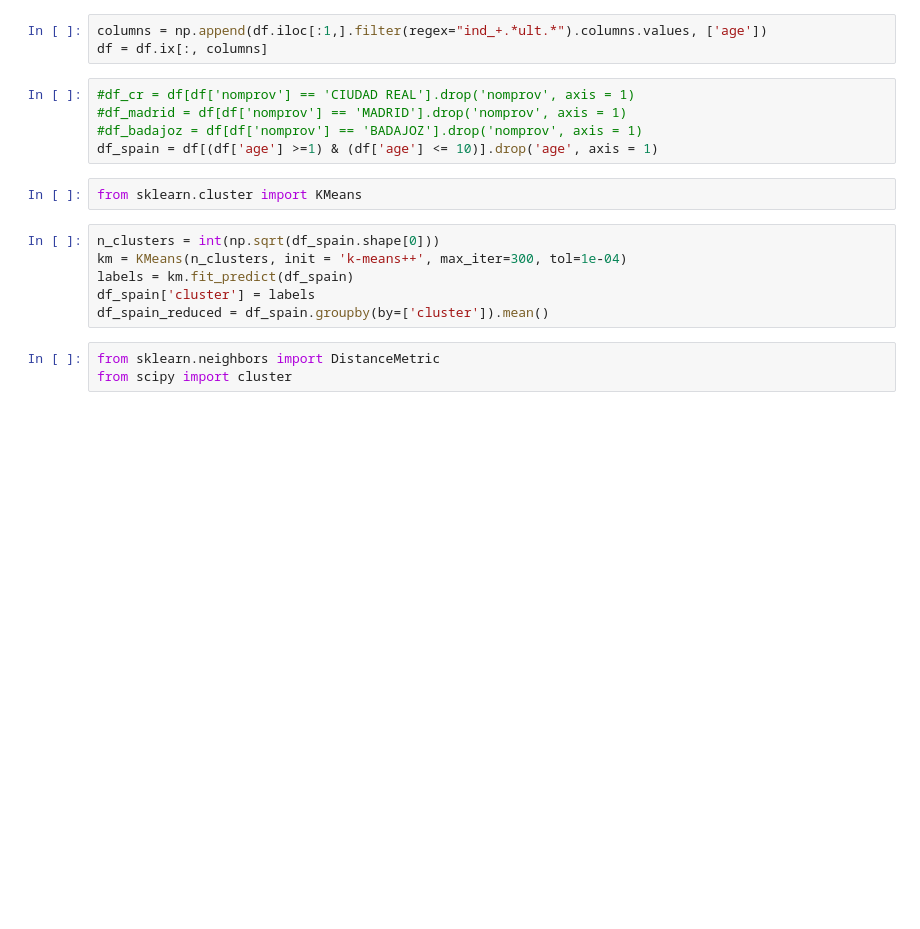
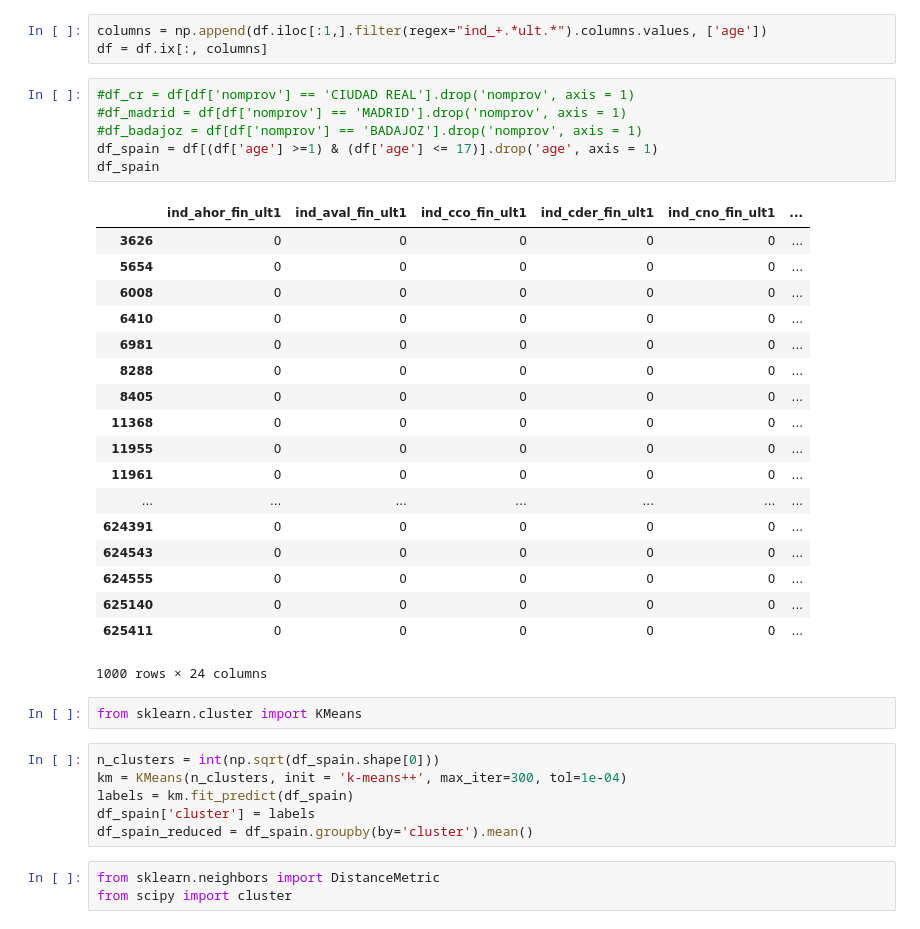
Before and after one commit to AMontoroMontarroso/ML-Final-Work, a Jupyter notebook: 2. Exploratory Analysis/explore.ipynb, the cells around one changed output. Cells and saved outputs as stored; diff of their text form; blank space fills up the shorter version.

```diff
--- a/2. Exploratory Analysis/explore.ipynb
+++ b/2. Exploratory Analysis/explore.ipynb
@@ -20,8 +20,28 @@ df = df.ix[:, columns]
 # %%
 #df_cr = df[df['nomprov'] == 'CIUDAD REAL'].drop('nomprov', axis = 1)
 #df_madrid = df[df['nomprov'] == 'MADRID'].drop('nomprov', axis = 1)
 #df_badajoz = df[df['nomprov'] == 'BADAJOZ'].drop('nomprov', axis = 1)
-df_spain = df[(df['age'] >=1) & (df['age'] <= 10)].drop('age', axis = 1)
+df_spain = df[(df['age'] >=1) & (df['age'] <= 17)].drop('age', axis = 1)
+df_spain
+# %% [output]
+|  | ind_ahor_fin_ult1 | ind_aval_fin_ult1 | ind_cco_fin_ult1 | ind_cder_fin_ult1 | ind_cno_fin_ult1 | ... |
+| 3626 | 0 | 0 | 0 | 0 | 0 | ... |
+| 5654 | 0 | 0 | 0 | 0 | 0 | ... |
+| 6008 | 0 | 0 | 0 | 0 | 0 | ... |
+| 6410 | 0 | 0 | 0 | 0 | 0 | ... |
+| 6981 | 0 | 0 | 0 | 0 | 0 | ... |
+| 8288 | 0 | 0 | 0 | 0 | 0 | ... |
+| 8405 | 0 | 0 | 0 | 0 | 0 | ... |
+| 11368 | 0 | 0 | 0 | 0 | 0 | ... |
+| 11955 | 0 | 0 | 0 | 0 | 0 | ... |
+| 11961 | 0 | 0 | 0 | 0 | 0 | ... |
+| ... | ... | ... | ... | ... | ... | ... |
+| 624391 | 0 | 0 | 0 | 0 | 0 | ... |
+| 624543 | 0 | 0 | 0 | 0 | 0 | ... |
+| 624555 | 0 | 0 | 0 | 0 | 0 | ... |
+| 625140 | 0 | 0 | 0 | 0 | 0 | ... |
+| 625411 | 0 | 0 | 0 | 0 | 0 | ... |
+1000 rows × 24 columns
 # %%
 from sklearn.cluster import KMeans
 # %%
@@ -29,7 +49,7 @@ n_clusters = int(np.sqrt(df_spain.shape[0]))
 km = KMeans(n_clusters, init = 'k-means++', max_iter=300, tol=1e-04)
 labels = km.fit_predict(df_spain)
 df_spain['cluster'] = labels
-df_spain_reduced = df_spain.groupby(by=['cluster']).mean()
+df_spain_reduced = df_spain.groupby(by='cluster').mean()
 # %%
 from sklearn.neighbors import DistanceMetric
 from scipy import cluster
```
Also changed, not shown: parts of 2 cells of this notebook.
